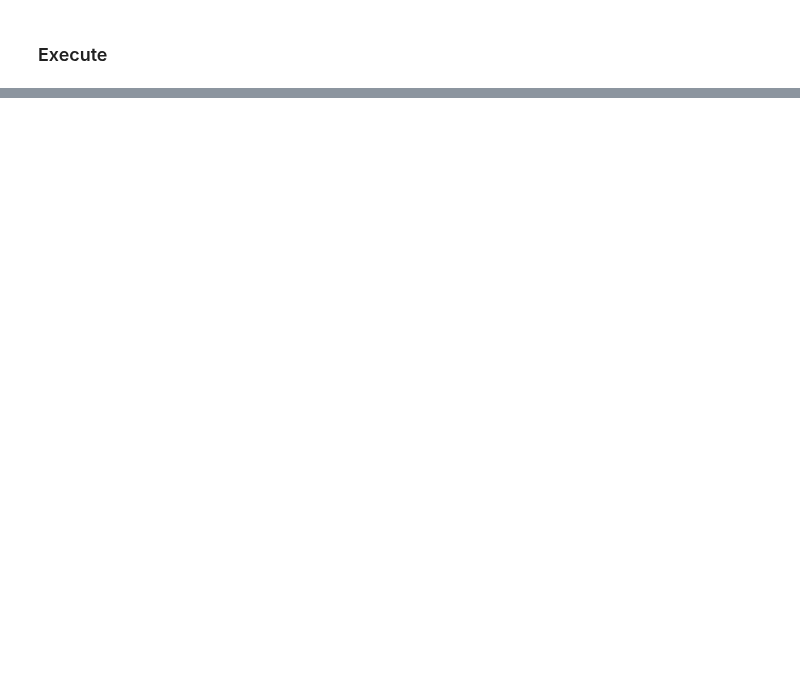
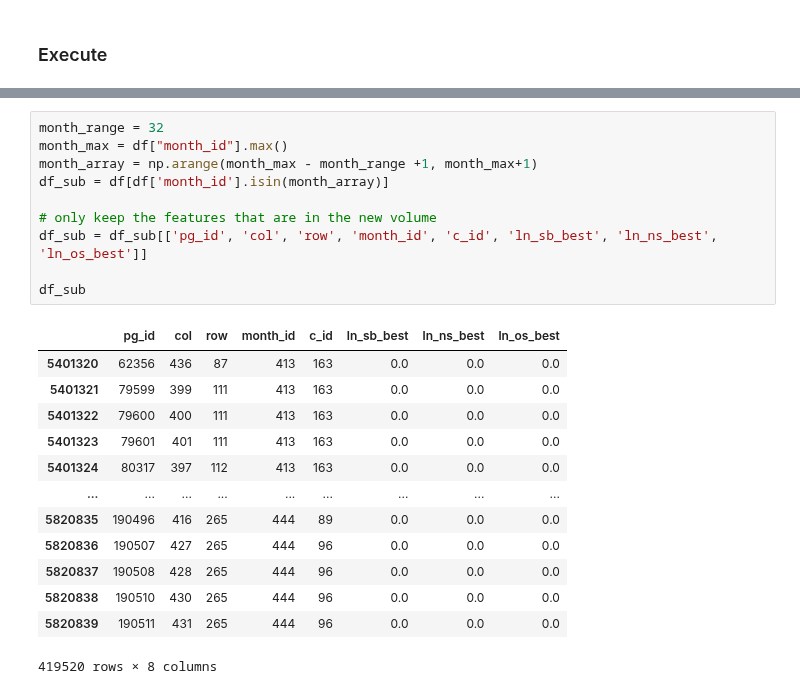
Before and after one commit to prio-data/views_pipeline, a Jupyter notebook: models/purple_alien/notebooks/test_to_prediction_store.ipynb, the cells around one changed output, grey strips where cells are left out. Saved outputs shown, nothing was run; the diff lists cells and outputs as text; blank space fills up the shorter version.

```diff
--- a/models/purple_alien/notebooks/test_to_prediction_store.ipynb
+++ b/models/purple_alien/notebooks/test_to_prediction_store.ipynb
@@ -465,0 +510,24 @@ KeyboardInterrupt:
+# %%
+month_range = 32
+month_max = df["month_id"].max()
+month_array = np.arange(month_max - month_range +1, month_max+1)
+df_sub = df[df['month_id'].isin(month_array)]
+
+# only keep the features that are in the new volume
+df_sub = df_sub[['pg_id', 'col', 'row', 'month_id', 'c_id', 'ln_sb_best', 'ln_ns_best', 'ln_os_best']]
+
+df_sub
+# %% [output]
+|  | pg_id | col | row | month_id | c_id | ln_sb_best | ln_ns_best | ln_os_best |
+| 5401320 | 62356 | 436 | 87 | 413 | 163 | 0.0 | 0.0 | 0.0 |
+| 5401321 | 79599 | 399 | 111 | 413 | 163 | 0.0 | 0.0 | 0.0 |
+| 5401322 | 79600 | 400 | 111 | 413 | 163 | 0.0 | 0.0 | 0.0 |
+| 5401323 | 79601 | 401 | 111 | 413 | 163 | 0.0 | 0.0 | 0.0 |
+| 5401324 | 80317 | 397 | 112 | 413 | 163 | 0.0 | 0.0 | 0.0 |
+| ... | ... | ... | ... | ... | ... | ... | ... | ... |
+| 5820835 | 190496 | 416 | 265 | 444 | 89 | 0.0 | 0.0 | 0.0 |
+| 5820836 | 190507 | 427 | 265 | 444 | 96 | 0.0 | 0.0 | 0.0 |
+| 5820837 | 190508 | 428 | 265 | 444 | 96 | 0.0 | 0.0 | 0.0 |
+| 5820838 | 190510 | 430 | 265 | 444 | 96 | 0.0 | 0.0 | 0.0 |
+| 5820839 | 190511 | 431 | 265 | 444 | 96 | 0.0 | 0.0 | 0.0 |
+419520 rows × 8 columns
```
Also changed, not shown: parts of 10 cells of this notebook.
